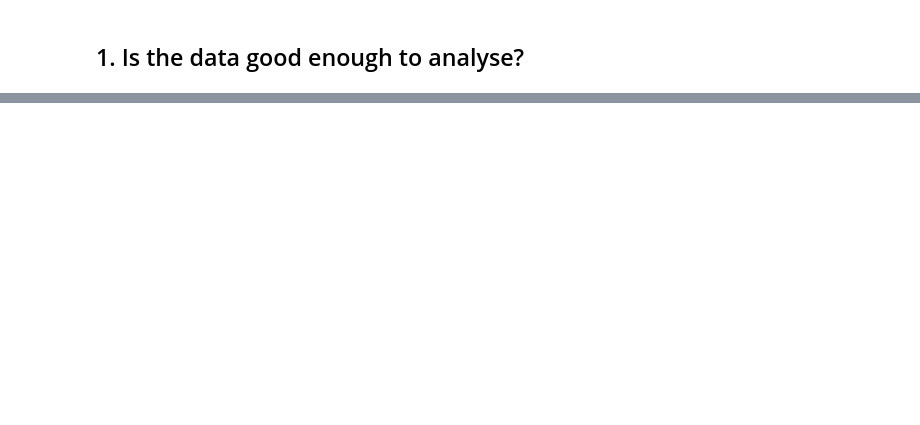
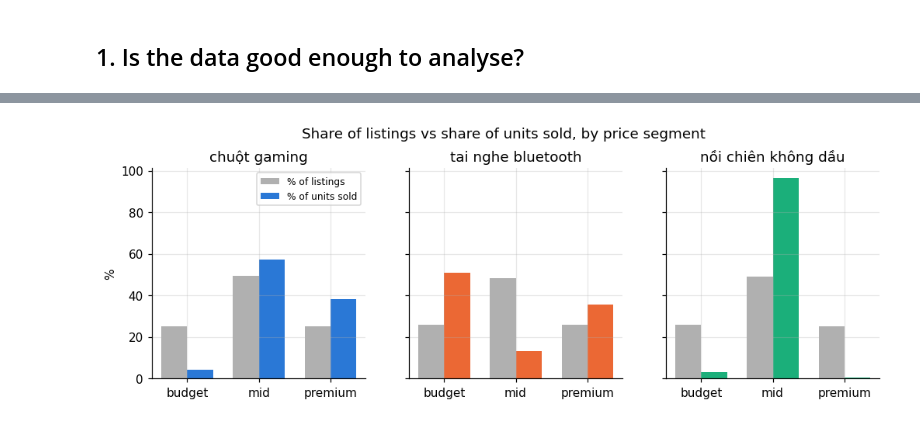
Before and after one commit to NamAnh-dev/Web-Crawler-for-E-commerce-Prices, a Jupyter notebook: notebooks/02_price_analysis.ipynb, the cells around one changed output, grey strips where cells are left out. Saved outputs shown, nothing was run; the diff lists cells and outputs as text; code cells hidden in the pictures; blank space fills up the shorter version.

```diff
--- a/notebooks/02_price_analysis.ipynb
+++ b/notebooks/02_price_analysis.ipynb
@@ -545,0 +191,8 @@ This needs two snapshots one week apart, so it is not run here: the sample is a
+# %%
+tables = []
+for keyword, group in normal.groupby("keyword", sort=False):
+    table = price_segments(group, reference_prices(group["price"]))
+    table.insert(0, "keyword", keyword)
+    tables.append(table)
+segments = pd.concat(tables).set_index(["keyword", "segment"])
+segments[["listings", "sold", "listing_share", "sold_share"]].round(1)
@@ -545,0 +211,16 @@ This needs two snapshots one week apart, so it is not run here: the sample is a
+# %%
+fig, axes = plt.subplots(1, 3, figsize=(11, 3.2), sharey=True)
+x = np.arange(3)
+for ax, keyword in zip(axes, bands.index):
+    table = segments.loc[keyword]
+    ax.bar(x - 0.18, table["listing_share"], width=0.36, color="#b0b0b0", label="% of listings")
+    ax.bar(x + 0.18, table["sold_share"], width=0.36, color=COLORS[keyword], label="% of units sold")
+    ax.set_xticks(x, ["budget", "mid", "premium"])
+    ax.set_title(keyword)
+axes[0].set_ylabel("%")
+axes[0].legend(fontsize=8)
+fig.suptitle("Share of listings vs share of units sold, by price segment", y=1.03)
+fig.savefig(FIGURES / "segments.png", bbox_inches="tight")
+plt.show()
+# %% [output]
+[figure, added]
```
Also changed, not shown: parts of 63 cells of this notebook, 6 other files.
